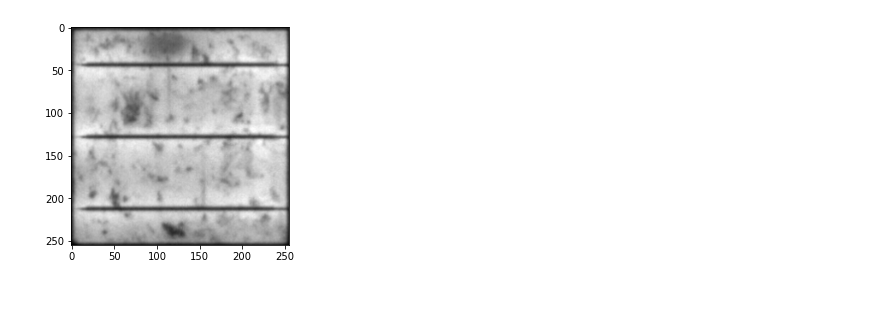
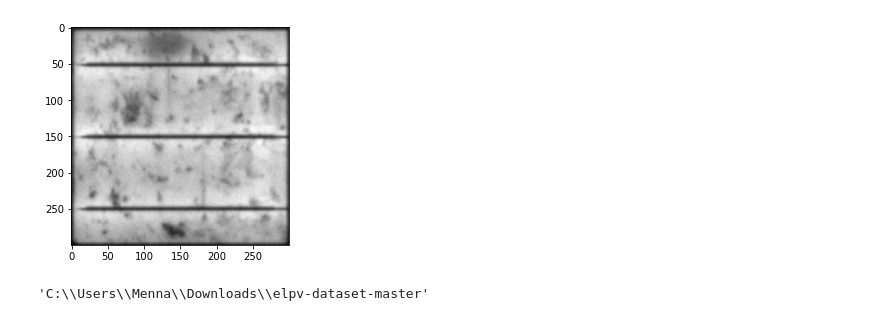
Before and after one commit to GraduationP/DeepLearning, a Jupyter notebook: Section1/preprocess.ipynb, the cells around one changed output. Saved outputs shown, nothing was run; the diff lists cells and outputs as text; code cells hidden in the pictures.

```diff
--- a/Section1/preprocess.ipynb
+++ b/Section1/preprocess.ipynb
@@ -55,13 +55,15 @@ def imshow(img):
 # %%
 # now preparing the pictures to be in the same size and gray color
 
-IMG_SIZE = 255
-for img in images_names:
-    img = 'images/' + img
-    img = cv2.imread(img)
-    img = cv2.resize(img, (IMG_SIZE, IMG_SIZE))
-    img = cv2.cvtColor(img, cv2.COLOR_BGR2GRAY)
+newsize = (300, 300)
+for img in images:
+    img = Image.fromarray(img)
+    img = img.resize(newsize)
 
 imshow(img)
 # %% [output]
-[figure, old version]
+[figure, new version]
+# %%
+pwd
+# %% [output]
+'C:\\Users\\Menna\\Downloads\\elpv-dataset-master'
```
Also changed, not shown: parts of 1 cell of this notebook.
